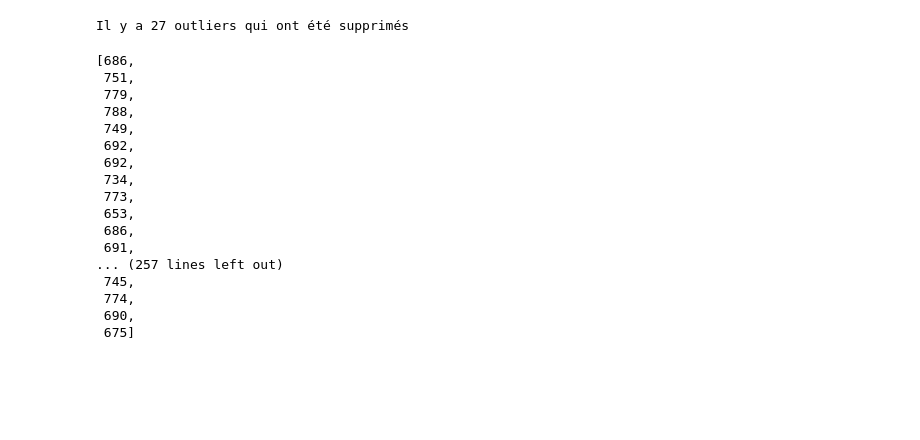
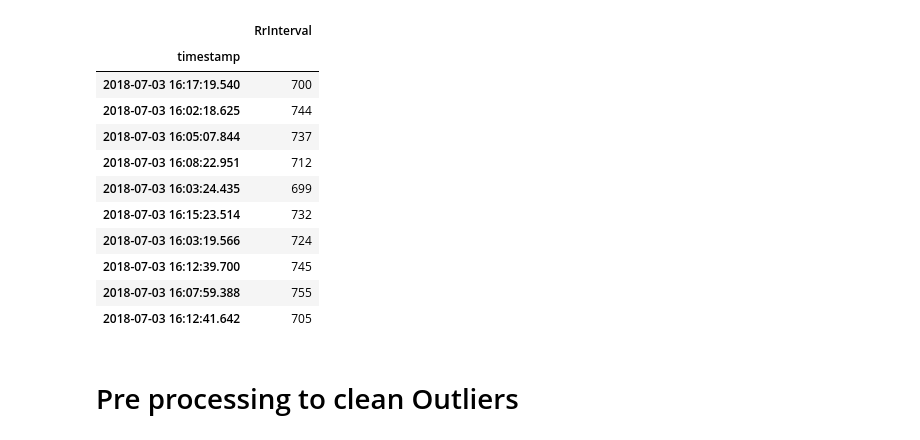
Before and after one commit to Aura-healthcare/Aura_data_analysis_platform, a Jupyter notebook: notebook/features RrInterval.ipynb, the cells around one changed output. Saved outputs shown, nothing was run; the diff lists cells and outputs as text; code cells hidden in the pictures; blank space fills up the shorter version.

```diff
--- a/notebook/features RrInterval.ipynb
+++ b/notebook/features RrInterval.ipynb
@@ -7,3 +22,40 @@ import pandas as pd
+# %%
+import json
+
+# Load data example
+with open('data_example/2b3d7a98-a1fb-47ad-9705-4a91d448da9b_RrInterval_2018-07-03T160210842.json') as f:
+    data = json.load(f)
+
+import pandas as pd
+
+data_field = data["data"]
+# Split fields in timestamp & value
+df_exploration = pd.DataFrame(list(map(lambda x: x.split(" "), data_field)),
+                              columns= ["timestamp", "RrInterval"])
+
+# Cast value as int
+df_exploration["RrInterval"] = df_exploration["RrInterval"].apply(lambda x : int(x))
+
+# set cleaned timestamp as index
+df_exploration["timestamp"] = pd.to_datetime(df_exploration["timestamp"])
+df_exploration = df_exploration.set_index("timestamp")
+
+df_exploration.sample(10)
+# %% [output]
+|  | RrInterval |
+| timestamp |  |
+| 2018-07-03 16:17:19.540 | 700 |
+| 2018-07-03 16:02:18.625 | 744 |
+| 2018-07-03 16:05:07.844 | 737 |
+| 2018-07-03 16:08:22.951 | 712 |
+| 2018-07-03 16:03:24.435 | 699 |
+| 2018-07-03 16:15:23.514 | 732 |
+| 2018-07-03 16:03:19.566 | 724 |
+| 2018-07-03 16:12:39.700 | 745 |
+| 2018-07-03 16:07:59.388 | 755 |
+| 2018-07-03 16:12:41.642 | 705 |
+# %% [markdown]
+# Pre processing to clean Outliers
 # %%
 def clean_outlier(RrIntervals, removing_rule = 0.2):
     """
@@ -13,45 +65,24 @@ def clean_outlier(RrIntervals, removing_rule = 0.2):
     Arguments
     ---------
     RrIntervals - list of Rr Intervals
-    removing_rule - percentage criteria of difference with previous Rr Interval at which we
-    consider that it is abnormal
+    removing_rule - percentage criteria of difference with previous Rr Interval at
+    which we consider that it is abnormal
 
     Returns
     ---------
-    NNs - list of NN Interval
+    NNIntervals - list of NN Interval
 
     """
-    NNs = []
+    NNIntervals = []
     outlier_count = 0
     for i, rri in enumerate(RrIntervals):
         if abs(rri - RrIntervals[i-1]) <= removing_rule * RrIntervals[i-1]:
-            NNs.append(rri)
+            NNIntervals.append(rri)
         else:
+            if i > 0 and i < len(RrIntervals):
+                # A débattre, quelle gestion faire pour remplacer les outliers ?
+                NNInterval = (RrIntervals[i-1] + RrIntervals[i+1]) / 2
+                NNIntervals.append(NNInterval)
             outlier_count += 1
     print("Il y a {} outliers qui ont été supprimés".format(outlier_count))
-    return NNs
-
-# Timeserie test
-index_test = pd.date_range(start = "09/07/2018", periods = 24*60*60 ,freq = "s")
-ts_test = pd.Series(np.random.randint(600, 800, 24*60*60), index=index_test)
-
-clean_outlier(ts_test[:300])
+    return NNIntervals
-# %% [output]
-Il y a 27 outliers qui ont été supprimés
-[686,
- 751,
- 779,
- 788,
- 749,
- 692,
- 692,
- 734,
- 773,
- 653,
- 686,
- 691,
-... (257 lines left out)
- 745,
- 774,
- 690,
- 675]
```
Also changed, not shown: parts of 25 cells of this notebook, 1 other file.
